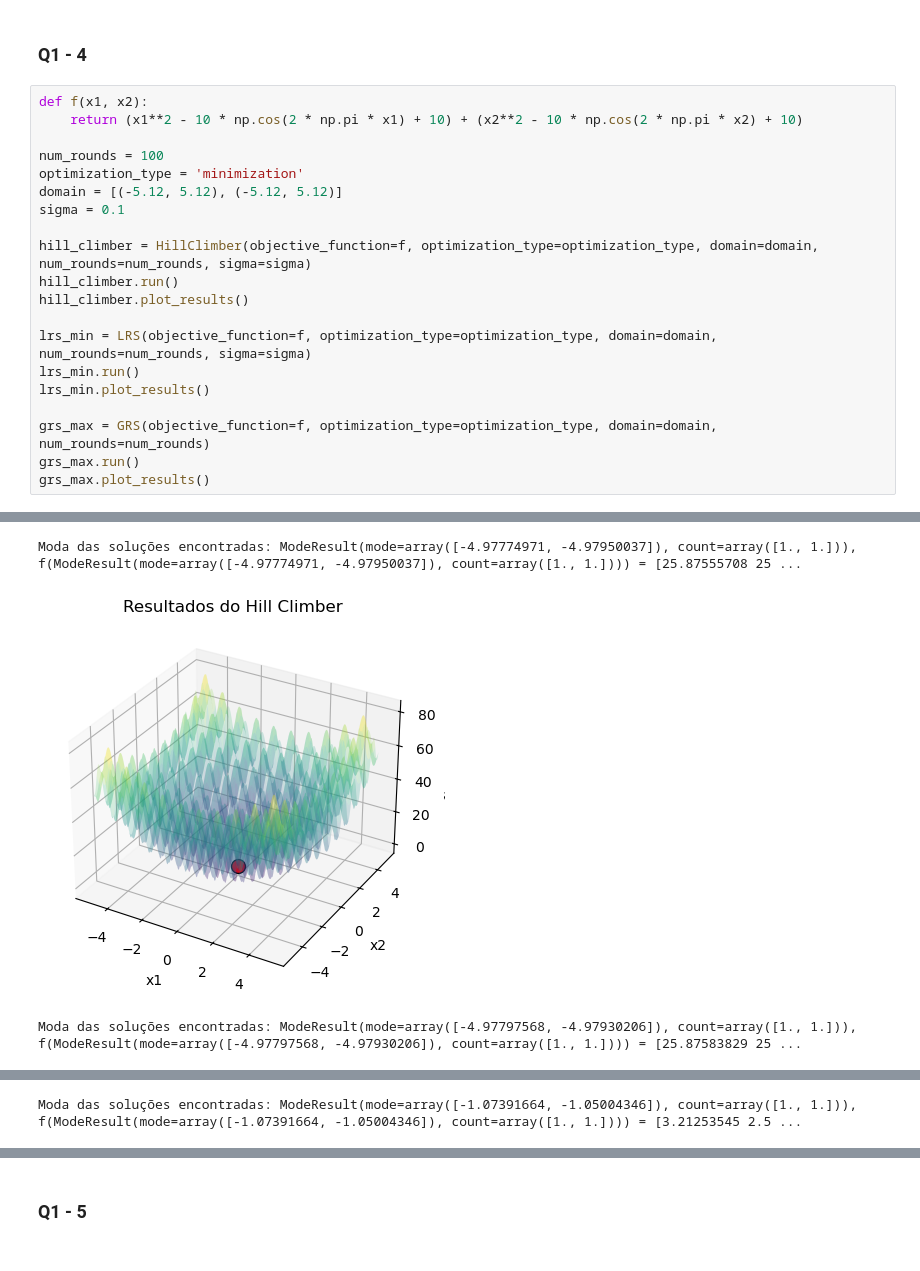
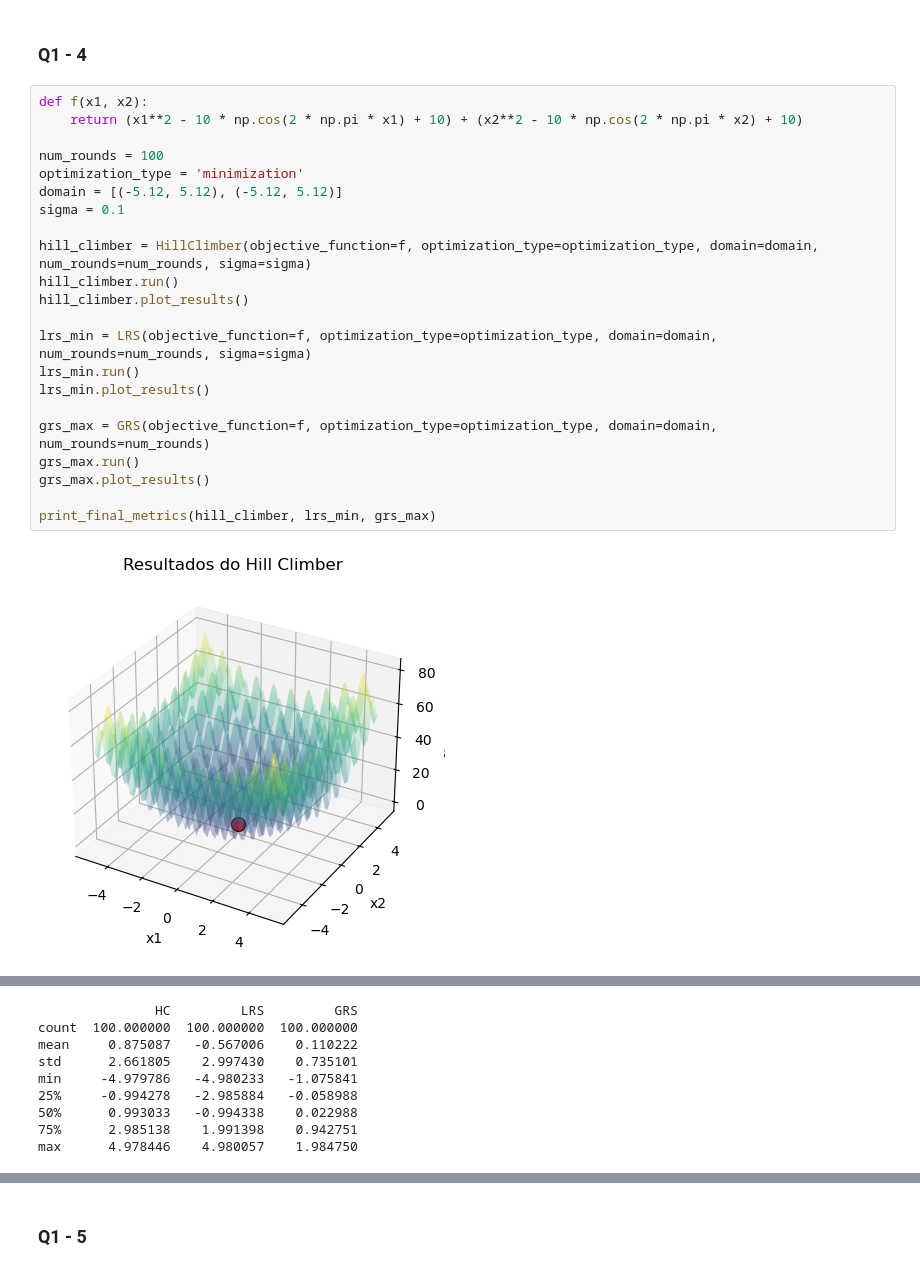
Before and after one commit to clys-man/av3, a Jupyter notebook: main.ipynb, the cells around one changed output, grey strips where cells are left out. Cells and saved outputs as stored; diff of their text form.

```diff
--- a/main.ipynb
+++ b/main.ipynb
@@ -300,21 +334,24 @@ Moda das soluções encontradas: ModeResult(mode=array([-1.07755953, -1.00490903
 # %%
 def f(x1, x2):
     return (x1**2 - 10 * np.cos(2 * np.pi * x1) + 10) + (x2**2 - 10 * np.cos(2 * np.pi * x2) + 10)
 
 num_rounds = 100
 optimization_type = 'minimization'
 domain = [(-5.12, 5.12), (-5.12, 5.12)]
 sigma = 0.1
 
 hill_climber = HillClimber(objective_function=f, optimization_type=optimization_type, domain=domain, num_rounds=num_rounds, sigma=sigma)
 hill_climber.run()
 hill_climber.plot_results()
 
 lrs_min = LRS(objective_function=f, optimization_type=optimization_type, domain=domain, num_rounds=num_rounds, sigma=sigma)
 lrs_min.run()
 lrs_min.plot_results()
 
 grs_max = GRS(objective_function=f, optimization_type=optimization_type, domain=domain, num_rounds=num_rounds)
 grs_max.run()
 grs_max.plot_results()
+
+print_final_metrics(hill_climber, lrs_min, grs_max)
 # %% [output]
+[figure]
@@ -321,3 +360,9 @@ grs_max.plot_results()
-Moda das soluções encontradas: ModeResult(mode=array([-4.97774971, -4.97950037]), count=array([1., 1.])), f(ModeResult(mode=array([-4.97774971, -4.97950037]), count=array([1., 1.]))) = [25.87555708 25 ...
+               HC         LRS         GRS
+count  100.000000  100.000000  100.000000
+mean     0.875087   -0.567006    0.110222
+std      2.661805    2.997430    0.735101
+min     -4.979786   -4.980233   -1.075841
+25%     -0.994278   -2.985884   -0.058988
+50%      0.993033   -0.994338    0.022988
+75%      2.985138    1.991398    0.942751
+max      4.978446    4.980057    1.984750
-[figure]
-Moda das soluções encontradas: ModeResult(mode=array([-4.97797568, -4.97930206]), count=array([1., 1.])), f(ModeResult(mode=array([-4.97797568, -4.97930206]), count=array([1., 1.]))) = [25.87583829 25 ...
@@ -325 +368,0 @@ Moda das soluções encontradas: ModeResult(mode=array([-4.97797568, -4.97930206
-Moda das soluções encontradas: ModeResult(mode=array([-1.07391664, -1.05004346]), count=array([1., 1.])), f(ModeResult(mode=array([-1.07391664, -1.05004346]), count=array([1., 1.]))) = [3.21253545 2.5 ...
```
Also changed, not shown: parts of 12 cells of this notebook, 1 other file.
